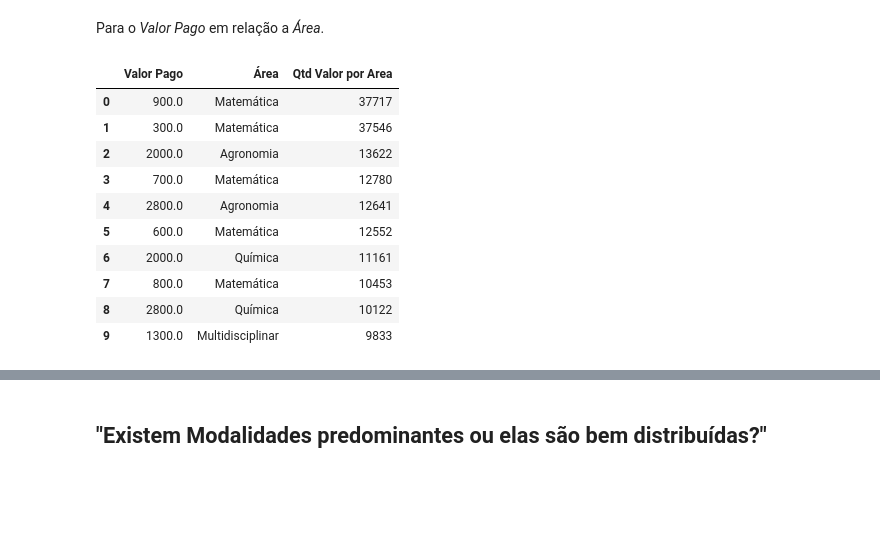
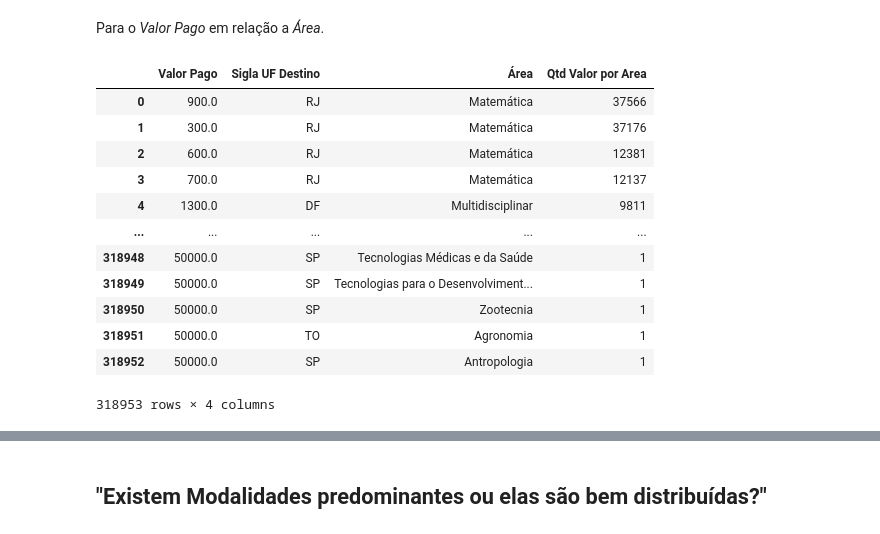
Before and after one commit to SidneyJunior01234/CD_IMD-EDA_AUX_BOLS_CNPq, a Jupyter notebook: Notebooks/EDA_CNPq.ipynb, the cells around one changed output, grey strips where cells are left out. Cells and saved outputs as stored; diff of their text form; code cells hidden in the pictures; blank space fills up the shorter version.

```diff
--- a/Notebooks/EDA_CNPq.ipynb
+++ b/Notebooks/EDA_CNPq.ipynb
@@ -579,18 +589,20 @@ memory usage: 339.0+ MB
 # %% [markdown]
 Para o *Valor Pago* em relação a *Área*.
 # %%
-analise_2_area = analise_2.groupby(['Valor Pago'])['Área'].value_counts().sort_values(ascending=False).reset_index(name='Qtd Valor por Area')
-analise_2_area = analise_2_area[:10]
+#modificado
+analise_2_area = analise_2.groupby(['Valor Pago', 'Sigla UF Destino'])['Área'].value_counts().sort_values(ascending=False).reset_index(name='Qtd Valor por Area')
 analise_2_area
 # %% [output]
-|  | Valor Pago | Área | Qtd Valor por Area |
-| 0 | 900.0 | Matemática | 37717 |
-| 1 | 300.0 | Matemática | 37546 |
-| 2 | 2000.0 | Agronomia | 13622 |
-| 3 | 700.0 | Matemática | 12780 |
-| 4 | 2800.0 | Agronomia | 12641 |
-| 5 | 600.0 | Matemática | 12552 |
-| 6 | 2000.0 | Química | 11161 |
-| 7 | 800.0 | Matemática | 10453 |
-| 8 | 2800.0 | Química | 10122 |
-| 9 | 1300.0 | Multidisciplinar | 9833 |
+|  | Valor Pago | Sigla UF Destino | Área | Qtd Valor por Area |
+| 0 | 900.0 | RJ | Matemática | 37566 |
+| 1 | 300.0 | RJ | Matemática | 37176 |
+| 2 | 600.0 | RJ | Matemática | 12381 |
+| 3 | 700.0 | RJ | Matemática | 12137 |
+| 4 | 1300.0 | DF | Multidisciplinar | 9811 |
+| ... | ... | ... | ... | ... |
+| 318948 | 50000.0 | SP | Tecnologias Médicas e da Saúde | 1 |
+| 318949 | 50000.0 | SP | Tecnologias para o Desenvolviment... | 1 |
+| 318950 | 50000.0 | SP | Zootecnia | 1 |
+| 318951 | 50000.0 | TO | Agronomia | 1 |
+| 318952 | 50000.0 | SP | Antropologia | 1 |
+318953 rows × 4 columns
```
Also changed, not shown: parts of 36 cells of this notebook, 1 other file.
